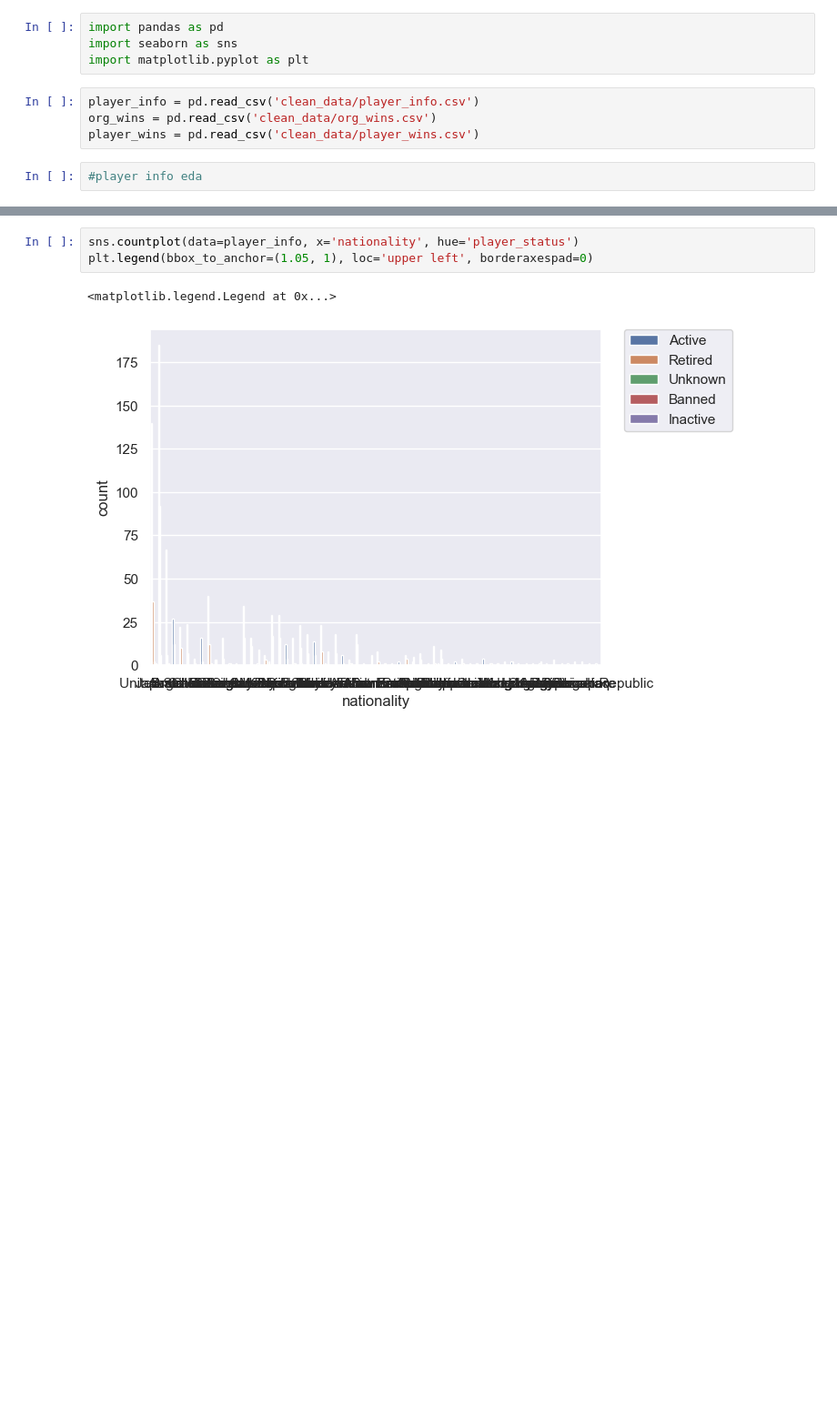
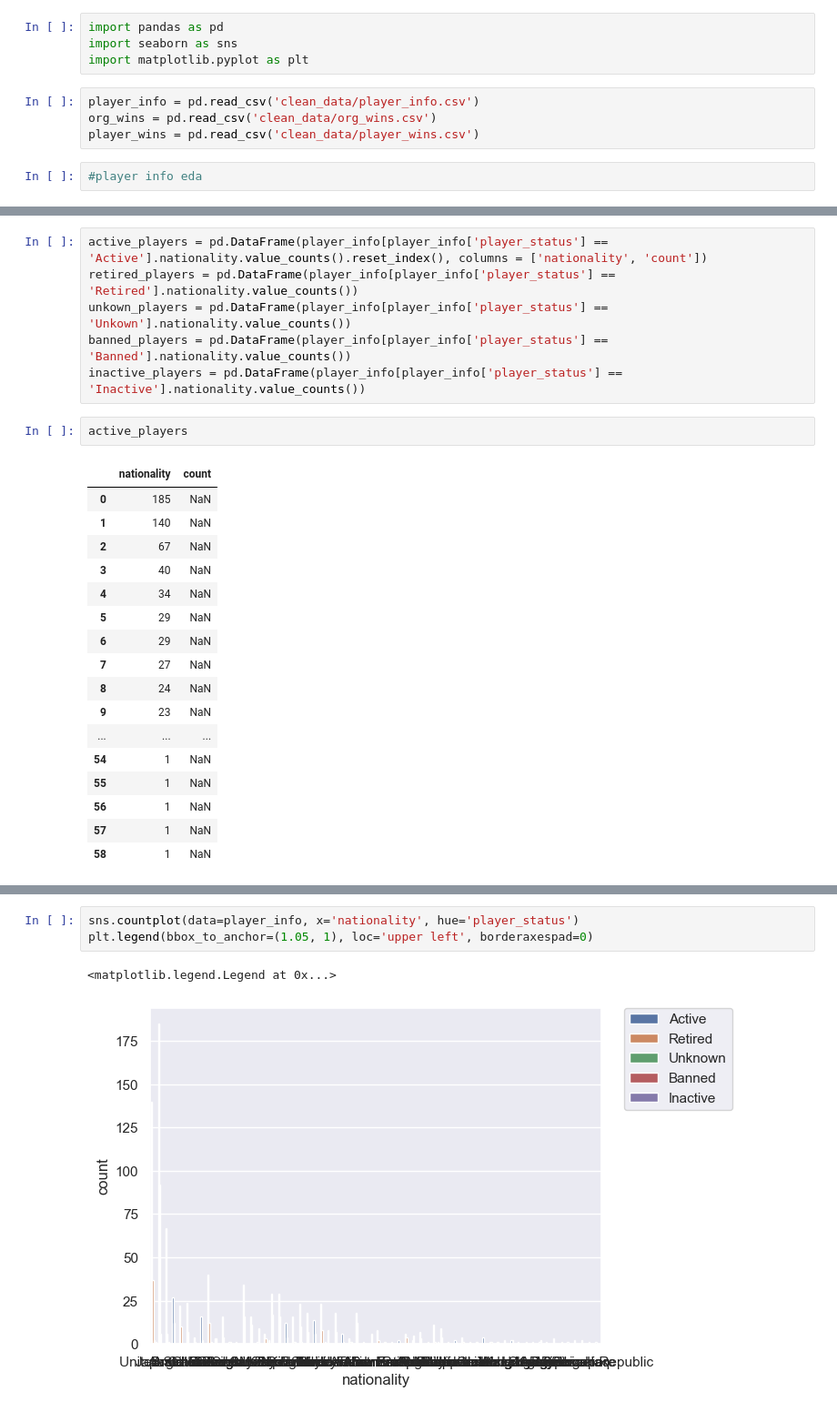
Before and after one commit to bladealec/apex_legends, a Jupyter notebook: eda_script.ipynb, the cells around one changed output, grey strips where cells are left out. Shown at 91% size. Cells and saved outputs as stored; diff of their text form; blank space fills up the shorter version.

Commit message:
working on nationality visuals

```diff
--- a/eda_script.ipynb
+++ b/eda_script.ipynb
@@ -27,0 +22,26 @@ array(['Active', 'Retired', 'Unknown', 'Banned', 'Inactive'], dtype=object)
+# %%
+active_players = pd.DataFrame(player_info[player_info['player_status'] == 'Active'].nationality.value_counts().reset_index(), columns = ['nationality', 'count'])
+retired_players = pd.DataFrame(player_info[player_info['player_status'] == 'Retired'].nationality.value_counts())
+unkown_players = pd.DataFrame(player_info[player_info['player_status'] == 'Unkown'].nationality.value_counts())
+banned_players = pd.DataFrame(player_info[player_info['player_status'] == 'Banned'].nationality.value_counts())
+inactive_players = pd.DataFrame(player_info[player_info['player_status'] == 'Inactive'].nationality.value_counts())
+# %%
+active_players
+# %% [output]
+|  | nationality | count |
+| 0 | 185 | NaN |
+| 1 | 140 | NaN |
+| 2 | 67 | NaN |
+| 3 | 40 | NaN |
+| 4 | 34 | NaN |
+| 5 | 29 | NaN |
+| 6 | 29 | NaN |
+| 7 | 27 | NaN |
+| 8 | 24 | NaN |
+| 9 | 23 | NaN |
+| ... | ... | ... |
+| 54 | 1 | NaN |
+| 55 | 1 | NaN |
+| 56 | 1 | NaN |
+| 57 | 1 | NaN |
+| 58 | 1 | NaN |
```
Also changed, not shown: parts of 3 cells of this notebook.
